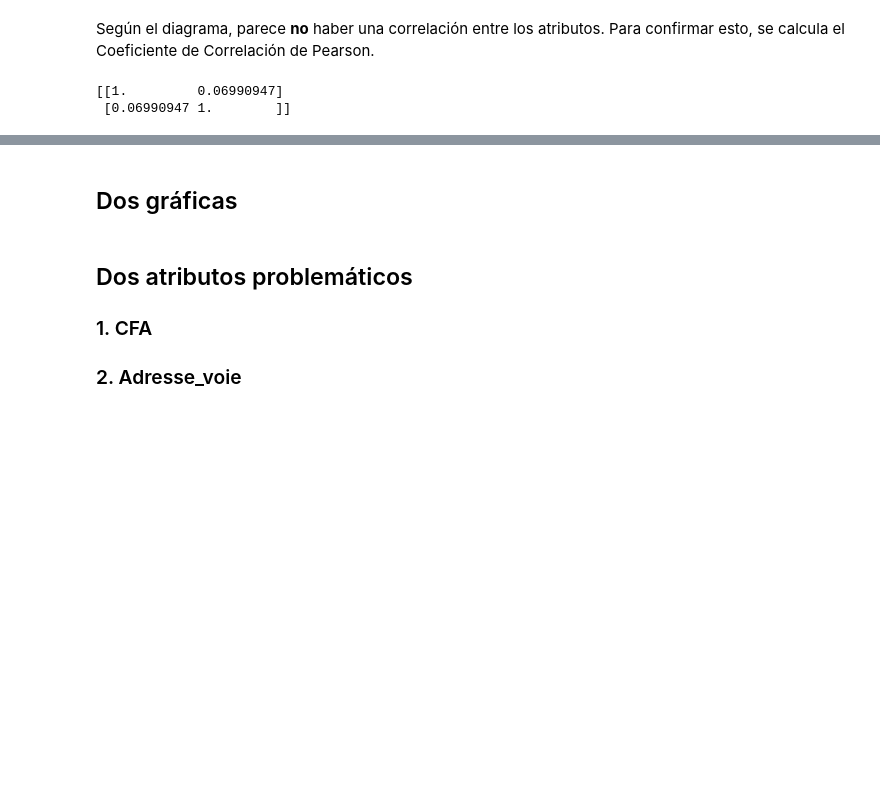
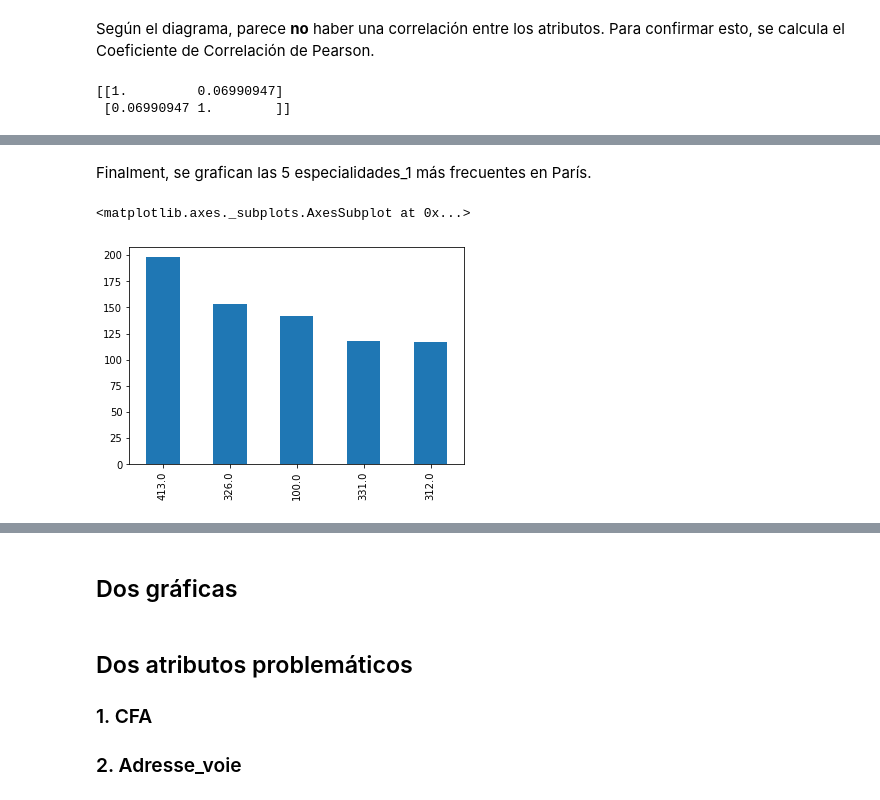
Before and after one commit to esteban062000/Big-Data-II-2021, a Jupyter notebook: tareas/tarea_1/4.EDA_tarea_1.ipynb, the cells around one changed output, grey strips where cells are left out. Cells and saved outputs as stored; diff of their text form; code cells hidden in the pictures; blank space fills up the shorter version.

```diff
--- a/tareas/tarea_1/4.EDA_tarea_1.ipynb
+++ b/tareas/tarea_1/4.EDA_tarea_1.ipynb
@@ -143,0 +145,6 @@ print(coeficientePearson)
+# %%
+dataParis = data[(data["adresse_ville"] == "PARIS")]
+dataOtherCities = data[(data["adresse_ville"] != "PARIS")]
+print("Observaciones totales = ", len(data))
+print("Observaciones de Paris = ", len(dataParis))
+print("Observaciones de otras ciudades = ", len(dataOtherCities))
@@ -143,0 +193,7 @@ print(coeficientePearson)
+# %% [markdown]
+Finalment, se grafican las 5 especialidades_1 más frecuentes en París.
+# %%
+dataParis['code_specialite_1'].value_counts().head().plot(kind="bar")
+# %% [output]
+<matplotlib.axes._subplots.AxesSubplot at 0x...>
+[figure, added]
```
Also changed, not shown: parts of 13 cells of this notebook.
